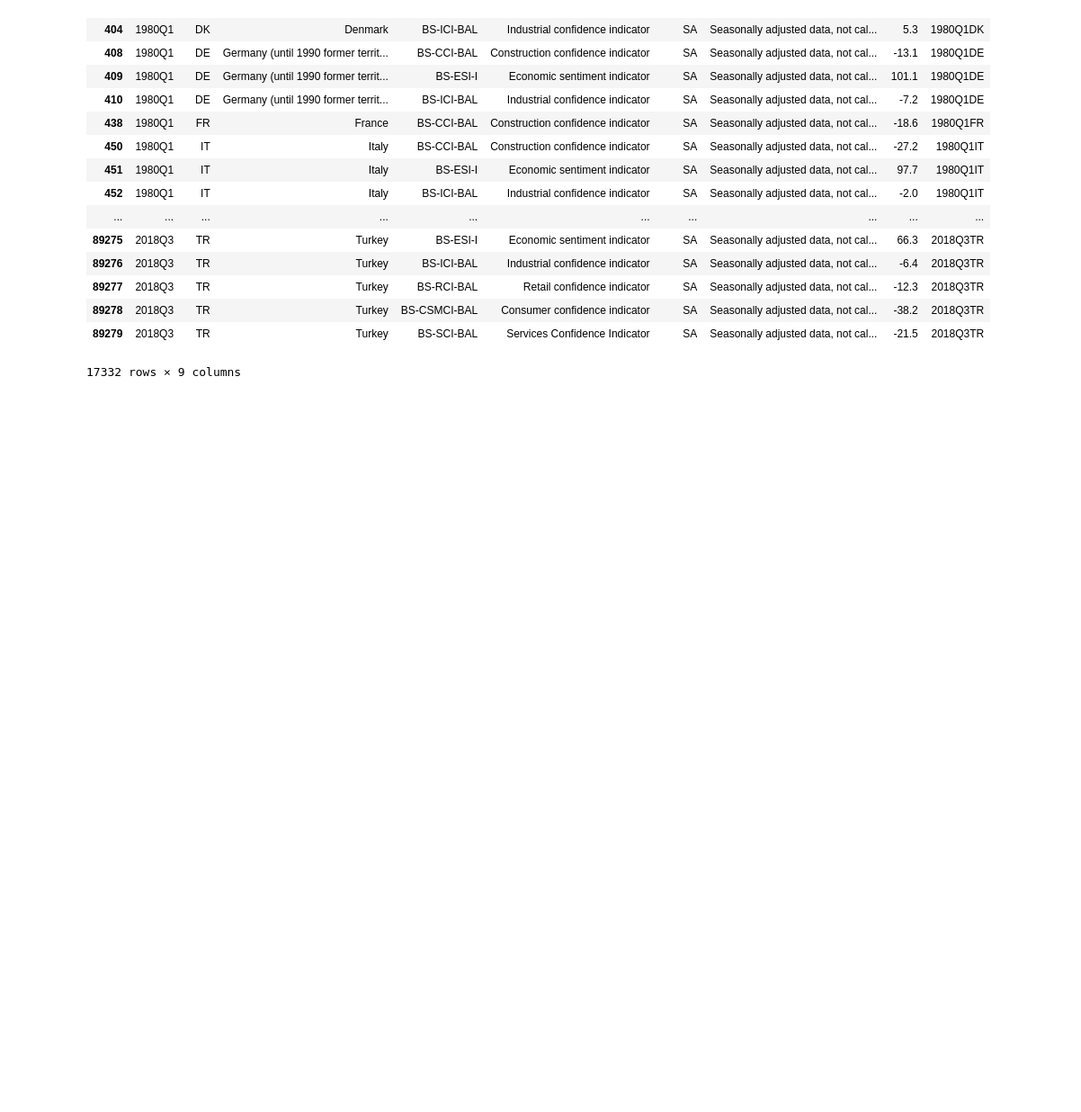
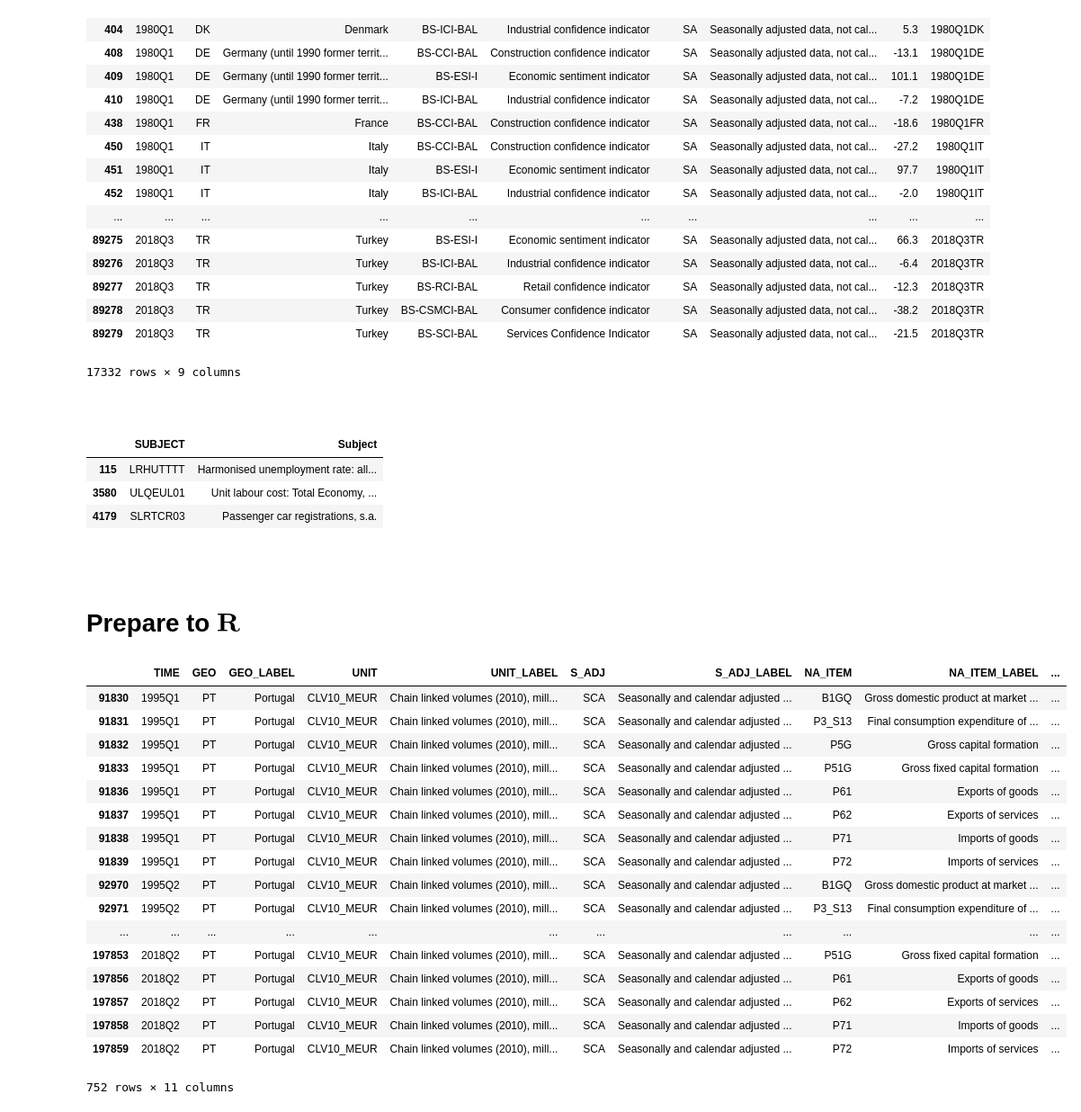
Before and after one commit to boturon/NovaSBE_Courses, a Jupyter notebook: 1107_macroeconomic-policies/assignment/pred-gdp/data.ipynb, the cells around one changed output. Shown at 90% size. Drawn from its saved outputs; the diff is of its cells as text; code cells hidden in the pictures; blank space fills up the shorter version.

```diff
--- a/1107_macroeconomic-policies/assignment/pred-gdp/data.ipynb
+++ b/1107_macroeconomic-policies/assignment/pred-gdp/data.ipynb
@@ -299,0 +290,40 @@ ei_bssi_m_r2
+# %%
+OECD[["SUBJECT", "Subject"]].drop_duplicates()
+# %% [output]
+|  | SUBJECT | Subject |
+| 115 | LRHUTTTT | Harmonised unemployment rate: all... |
+| 3580 | ULQEUL01 | Unit labour cost: Total Economy, ... |
+| 4179 | SLRTCR03 | Passenger car registrations, s.a. |
+# %% [markdown]
+<br>
+# %% [markdown]
+# Prepare to $\textbf{R}$
+# %%
+# namq_10_gdp
+selec = namq_10_gdp[(namq_10_gdp.GEO == "PT") & (namq_10_gdp.UNIT == "CLV10_MEUR")]
+for item in list(set(selec.NA_ITEM)):
+    selec[selec.NA_ITEM==item][["TIME", "Value"]].to_csv("R/"+item+".csv", index=False)
+##
+
+# namq_10_fcs
+# %%
+selec
+# %% [output]
+|  | TIME | GEO | GEO_LABEL | UNIT | UNIT_LABEL | S_ADJ | S_ADJ_LABEL | NA_ITEM | NA_ITEM_LABEL | ... |
+| 91830 | 1995Q1 | PT | Portugal | CLV10_MEUR | Chain linked volumes (2010), mill... | SCA | Seasonally and calendar adjusted ... | B1GQ | Gross domestic product at market ... | ... |
+| 91831 | 1995Q1 | PT | Portugal | CLV10_MEUR | Chain linked volumes (2010), mill... | SCA | Seasonally and calendar adjusted ... | P3_S13 | Final consumption expenditure of ... | ... |
+| 91832 | 1995Q1 | PT | Portugal | CLV10_MEUR | Chain linked volumes (2010), mill... | SCA | Seasonally and calendar adjusted ... | P5G | Gross capital formation | ... |
+| 91833 | 1995Q1 | PT | Portugal | CLV10_MEUR | Chain linked volumes (2010), mill... | SCA | Seasonally and calendar adjusted ... | P51G | Gross fixed capital formation | ... |
+| 91836 | 1995Q1 | PT | Portugal | CLV10_MEUR | Chain linked volumes (2010), mill... | SCA | Seasonally and calendar adjusted ... | P61 | Exports of goods | ... |
+| 91837 | 1995Q1 | PT | Portugal | CLV10_MEUR | Chain linked volumes (2010), mill... | SCA | Seasonally and calendar adjusted ... | P62 | Exports of services | ... |
+| 91838 | 1995Q1 | PT | Portugal | CLV10_MEUR | Chain linked volumes (2010), mill... | SCA | Seasonally and calendar adjusted ... | P71 | Imports of goods | ... |
+| 91839 | 1995Q1 | PT | Portugal | CLV10_MEUR | Chain linked volumes (2010), mill... | SCA | Seasonally and calendar adjusted ... | P72 | Imports of services | ... |
+| 92970 | 1995Q2 | PT | Portugal | CLV10_MEUR | Chain linked volumes (2010), mill... | SCA | Seasonally and calendar adjusted ... | B1GQ | Gross domestic product at market ... | ... |
+| 92971 | 1995Q2 | PT | Portugal | CLV10_MEUR | Chain linked volumes (2010), mill... | SCA | Seasonally and calendar adjusted ... | P3_S13 | Final consumption expenditure of ... | ... |
+| ... | ... | ... | ... | ... | ... | ... | ... | ... | ... | ... |
+| 197853 | 2018Q2 | PT | Portugal | CLV10_MEUR | Chain linked volumes (2010), mill... | SCA | Seasonally and calendar adjusted ... | P51G | Gross fixed capital formation | ... |
+| 197856 | 2018Q2 | PT | Portugal | CLV10_MEUR | Chain linked volumes (2010), mill... | SCA | Seasonally and calendar adjusted ... | P61 | Exports of goods | ... |
+| 197857 | 2018Q2 | PT | Portugal | CLV10_MEUR | Chain linked volumes (2010), mill... | SCA | Seasonally and calendar adjusted ... | P62 | Exports of services | ... |
+| 197858 | 2018Q2 | PT | Portugal | CLV10_MEUR | Chain linked volumes (2010), mill... | SCA | Seasonally and calendar adjusted ... | P71 | Imports of goods | ... |
+| 197859 | 2018Q2 | PT | Portugal | CLV10_MEUR | Chain linked volumes (2010), mill... | SCA | Seasonally and calendar adjusted ... | P72 | Imports of services | ... |
+752 rows × 11 columns
```
Also changed, not shown: parts of 6 cells of this notebook, 12 other files.
